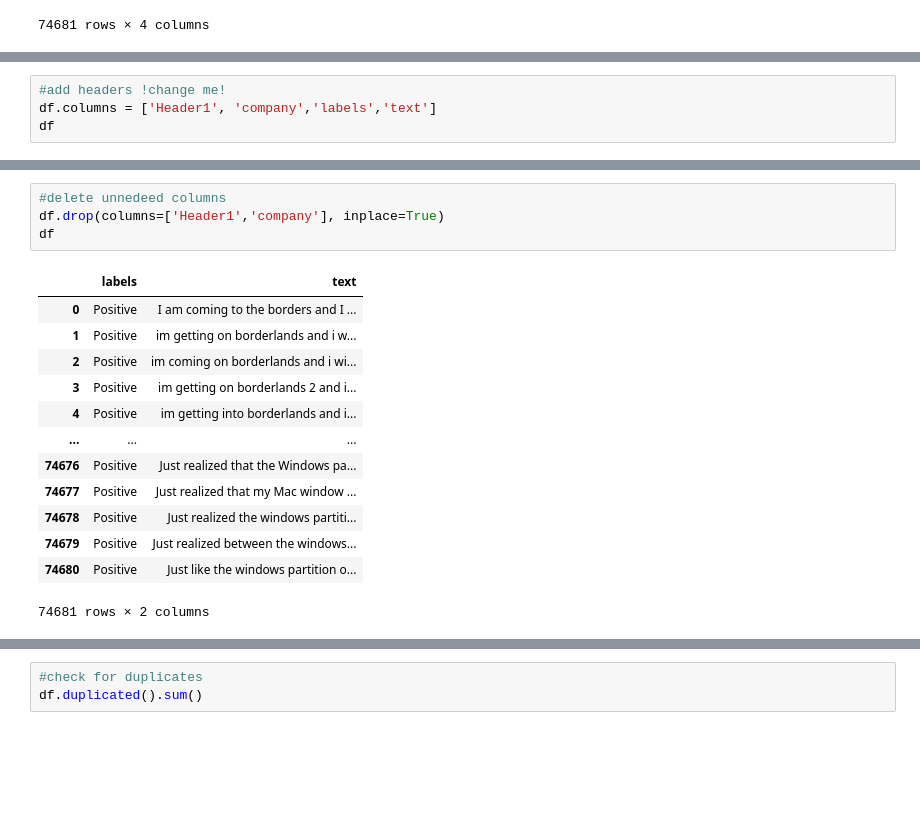
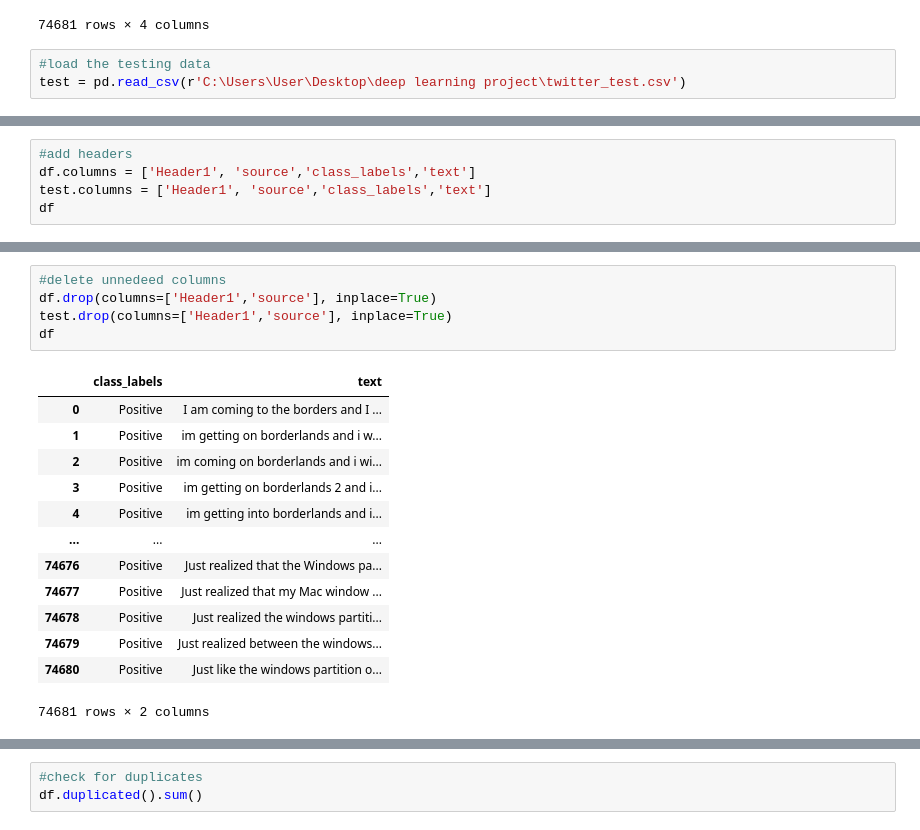
Before and after one commit to gpalaskas/Sentiment-analysis, a Jupyter notebook: sa_twitter.ipynb, the cells around one changed output, grey strips where cells are left out. Drawn from its saved outputs; the diff is of its cells as text; blank space fills up the shorter version.

```diff
--- a/sa_twitter.ipynb
+++ b/sa_twitter.ipynb
@@ -18,3 +18,6 @@ df
 | 74679 | 9200 | Nvidia | Positive | Just realized between the windows... |
 | 74680 | 9200 | Nvidia | Positive | Just like the windows partition o... |
 74681 rows × 4 columns
+# %%
+#load the testing data
+test = pd.read_csv(r'C:\Users\User\Desktop\deep learning project\twitter_test.csv')
@@ -21,5 +40,6 @@ df
 # %%
-#add headers !change me!
-df.columns = ['Header1', 'company','labels','text']
+#add headers
+df.columns = ['Header1', 'source','class_labels','text']
+test.columns = ['Header1', 'source','class_labels','text']
 df
 # %% [output]
@@ -39,9 +75,10 @@ df
 # %%
 #delete unnedeed columns
-df.drop(columns=['Header1','company'], inplace=True)
+df.drop(columns=['Header1','source'], inplace=True)
+test.drop(columns=['Header1','source'], inplace=True)
 df
 # %% [output]
-|  | labels | text |
+|  | class_labels | text |
 | 0 | Positive | I am coming to the borders and I ... |
 | 1 | Positive | im getting on borderlands and i w... |
 | 2 | Positive | im coming on borderlands and i wi... |
```
Also changed, not shown: parts of 32 cells of this notebook.
